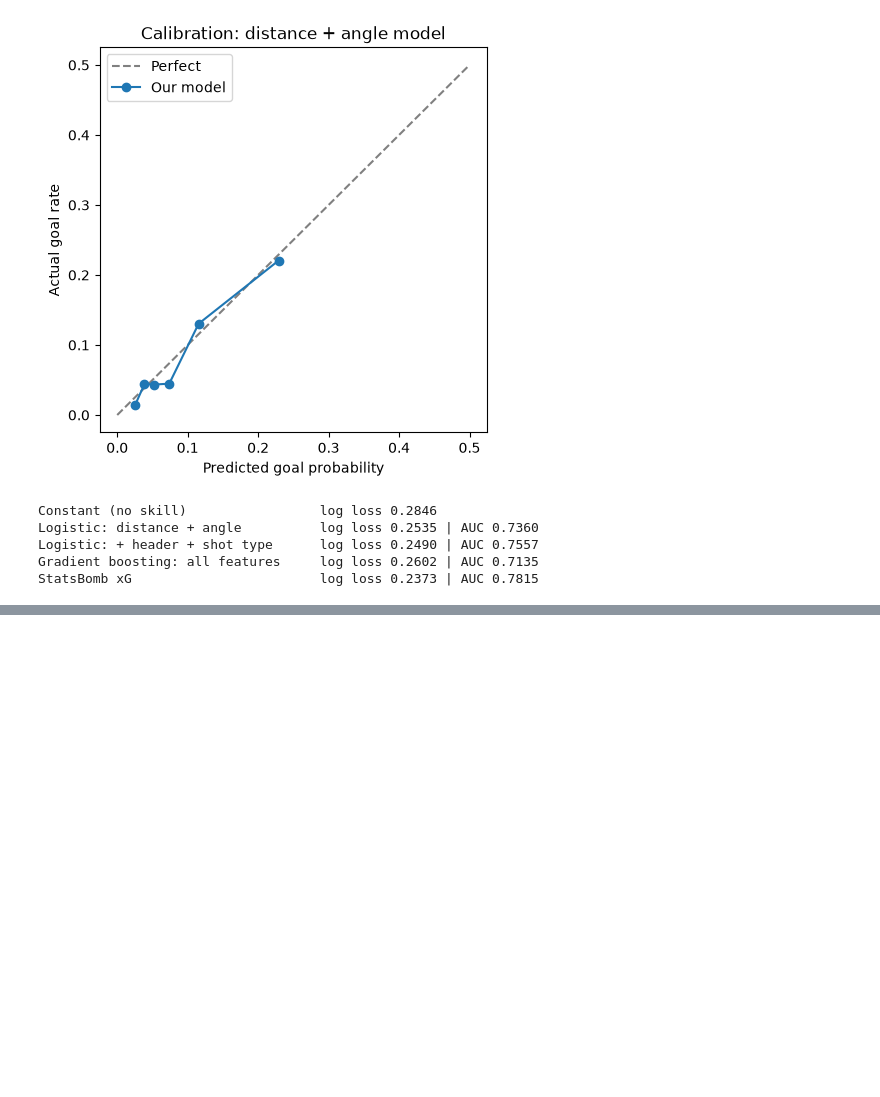
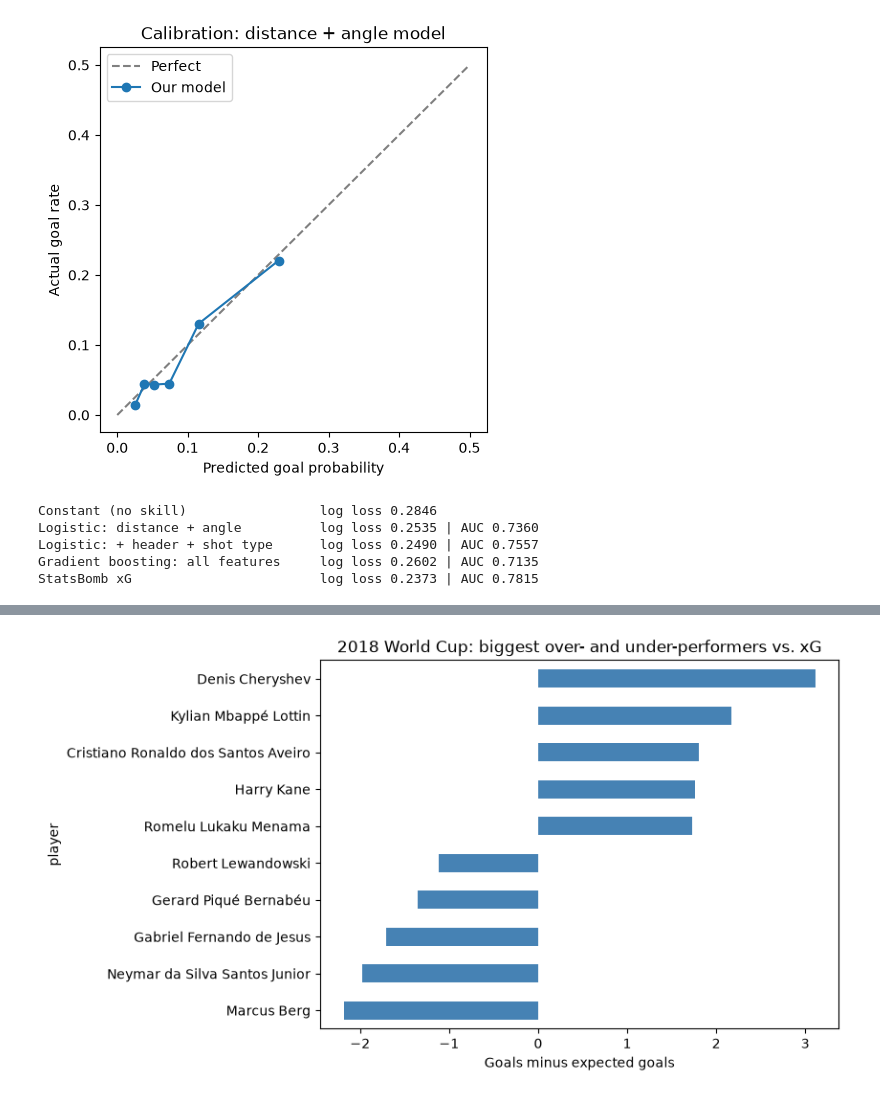
Before and after one commit to nicholasmullen/statsbomb-xg-model, a Jupyter notebook: notebooks/03_model_and_evaluation.ipynb, the cells around one changed output, grey strips where cells are left out. Cells and saved outputs as stored; diff of their text form; code cells hidden in the pictures; blank space fills up the shorter version.

```diff
--- a/notebooks/03_model_and_evaluation.ipynb
+++ b/notebooks/03_model_and_evaluation.ipynb
@@ -89,0 +142,9 @@ StatsBomb xG                        log loss 0.2373 | AUC 0.7815
+# %%
+players = (f2.groupby("player")
+             .agg(shots=("goal", "size"),
+                  goals=("goal", "sum"),
+                  my_xg=("my_xg", "sum"),
+                  sb_xg=("shot_statsbomb_xg", "sum"))
+             .query("shots >= 8"))
+players["goals_minus_xg"] = players.goals - players.my_xg
+players.sort_values("goals_minus_xg", ascending=False).round(2)
@@ -89,0 +170,9 @@ StatsBomb xG                        log loss 0.2373 | AUC 0.7815
+# %%
+top = players.sort_values("goals_minus_xg").iloc[[0, 1, 2, 3, 4, -5, -4, -3, -2, -1]]
+top["goals_minus_xg"].plot.barh(figsize=(7, 5), color="steelblue")
+plt.xlabel("Goals minus expected goals")
+plt.title("2018 World Cup: biggest over- and under-performers vs. xG")
+plt.savefig("../figures/over_under_performers.png", dpi=150, bbox_inches="tight")
+plt.show()
+# %% [output]
+[figure, added]
```
Also changed, not shown: parts of 6 cells of this notebook, 3 other files.
